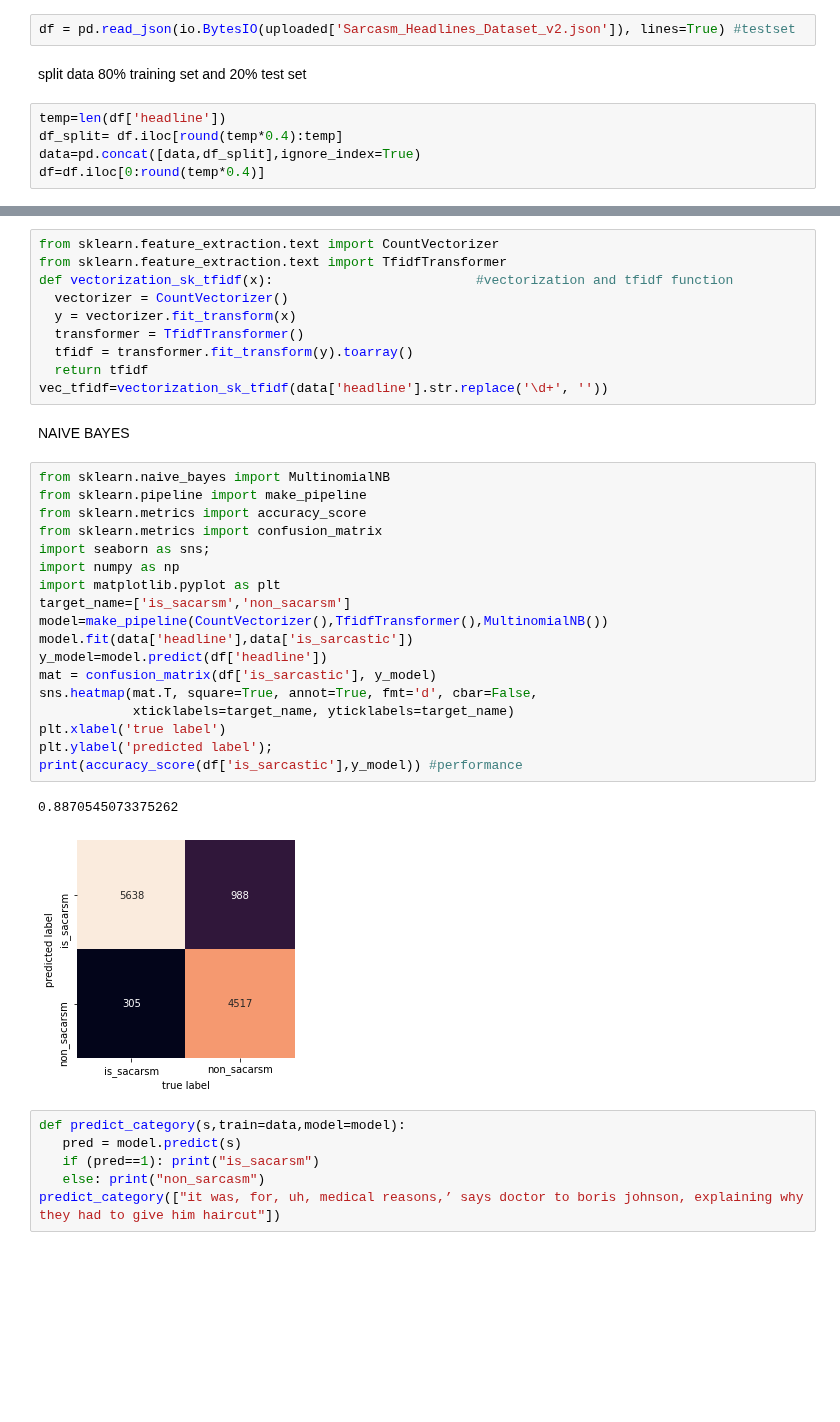
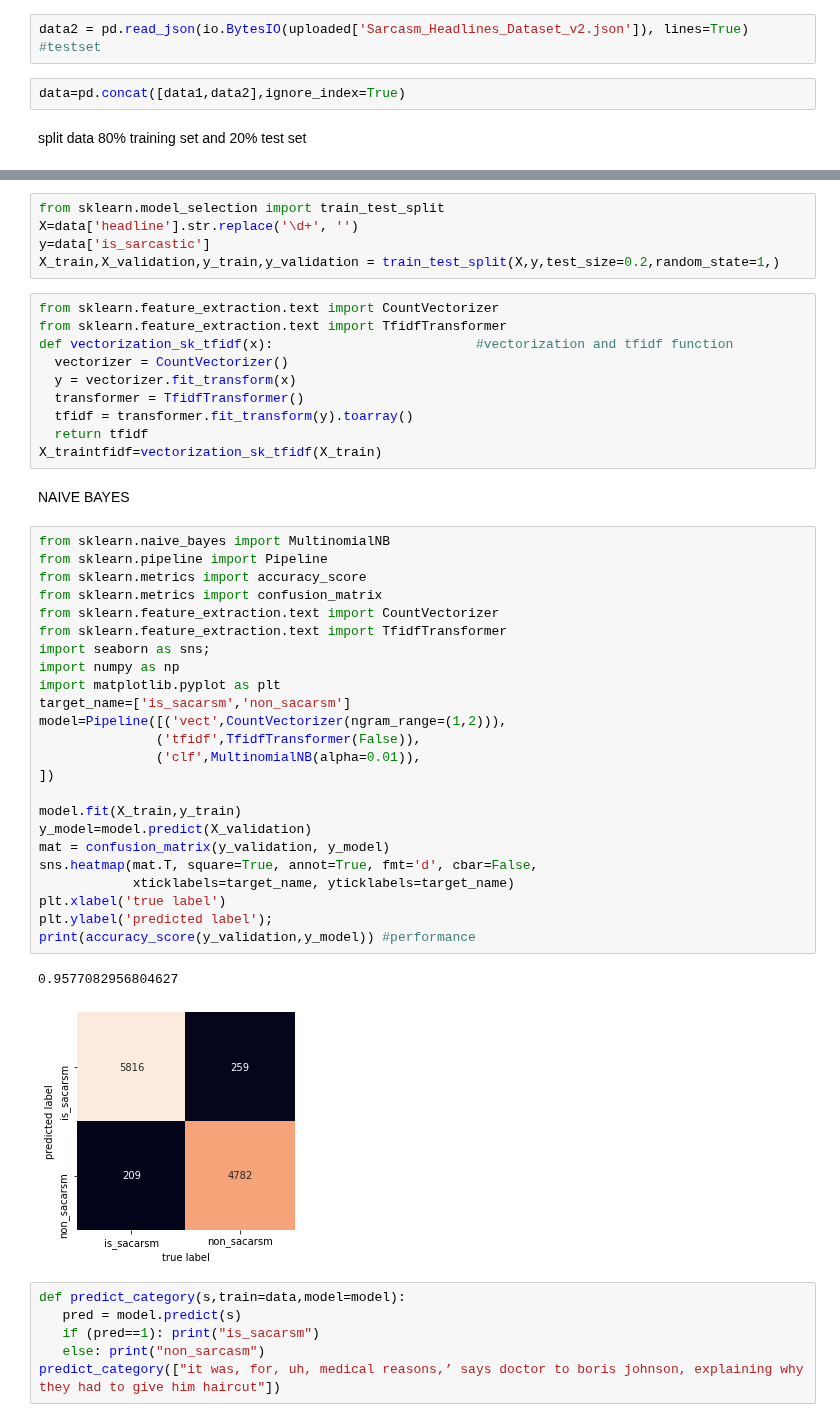
Before and after one commit to lephuocdat2000/-CS114.K21-, a Jupyter notebook: sacarsmdetection.ipynb, the cells around one changed output, grey strips where cells are left out. Cells and saved outputs as stored; diff of their text form; blank space fills up the shorter version.

```diff
--- a/sacarsmdetection.ipynb
+++ b/sacarsmdetection.ipynb
@@ -35,9 +35,6 @@ Saving Sarcasm_Headlines_Dataset_v2.json to Sarcasm_Headlines_Dataset_v2.json
 # %%
-df = pd.read_json(io.BytesIO(uploaded['Sarcasm_Headlines_Dataset_v2.json']), lines=True) #testset
+data2 = pd.read_json(io.BytesIO(uploaded['Sarcasm_Headlines_Dataset_v2.json']), lines=True) #testset
+# %%
+data=pd.concat([data1,data2],ignore_index=True)
 # %% [markdown]
 split data 80% training set and 20% test set
-# %%
-temp=len(df['headline'])
-df_split= df.iloc[round(temp*0.4):temp]
-data=pd.concat([data,df_split],ignore_index=True)
-df=df.iloc[0:round(temp*0.4)]
@@ -60,3 +41,8 @@ data
+# %%
+from sklearn.model_selection import train_test_split
+X=data['headline'].str.replace('\d+', '')
+y=data['is_sarcastic']
+X_train,X_validation,y_train,y_validation = train_test_split(X,y,test_size=0.2,random_state=1,)
 # %%
 from sklearn.feature_extraction.text import CountVectorizer
 from sklearn.feature_extraction.text import TfidfTransformer
@@ -66,30 +52,36 @@ def vectorization_sk_tfidf(x):                          #vectorization and tfidf
   transformer = TfidfTransformer()
   tfidf = transformer.fit_transform(y).toarray()
   return tfidf
-vec_tfidf=vectorization_sk_tfidf(data['headline'].str.replace('\d+', ''))
+X_traintfidf=vectorization_sk_tfidf(X_train)
 # %% [markdown]
 NAIVE BAYES
 # %%
 from sklearn.naive_bayes import MultinomialNB
-from sklearn.pipeline import make_pipeline
+from sklearn.pipeline import Pipeline
 from sklearn.metrics import accuracy_score
 from sklearn.metrics import confusion_matrix
+from sklearn.feature_extraction.text import CountVectorizer
+from sklearn.feature_extraction.text import TfidfTransformer
 import seaborn as sns;
 import numpy as np
 import matplotlib.pyplot as plt
 target_name=['is_sacarsm','non_sacarsm']
-model=make_pipeline(CountVectorizer(),TfidfTransformer(),MultinomialNB())
-model.fit(data['headline'],data['is_sarcastic'])
-y_model=model.predict(df['headline'])
-mat = confusion_matrix(df['is_sarcastic'], y_model)
+model=Pipeline([('vect',CountVectorizer(ngram_range=(1,2))),
+               ('tfidf',TfidfTransformer(False)),
+               ('clf',MultinomialNB(alpha=0.01)),
+])
+
+model.fit(X_train,y_train)
+y_model=model.predict(X_validation)
+mat = confusion_matrix(y_validation, y_model)
 sns.heatmap(mat.T, square=True, annot=True, fmt='d', cbar=False,
             xticklabels=target_name, yticklabels=target_name)
 plt.xlabel('true label')
 plt.ylabel('predicted label');
-print(accuracy_score(df['is_sarcastic'],y_model)) #performance
+print(accuracy_score(y_validation,y_model)) #performance
 # %% [output]
-0.8870545073375262
+0.9577082956804627
-[figure, old version]
+[figure, new version]
 # %%
 def predict_category(s,train=data,model=model):
    pred = model.predict(s)
```
Also changed, not shown: parts of 9 cells of this notebook.
